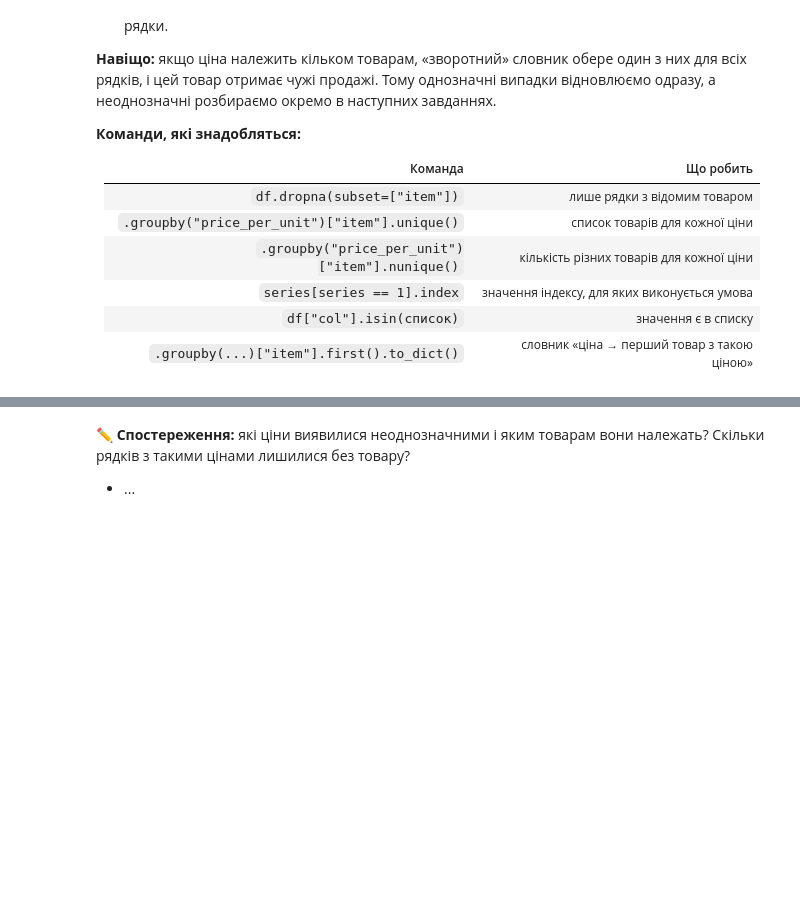
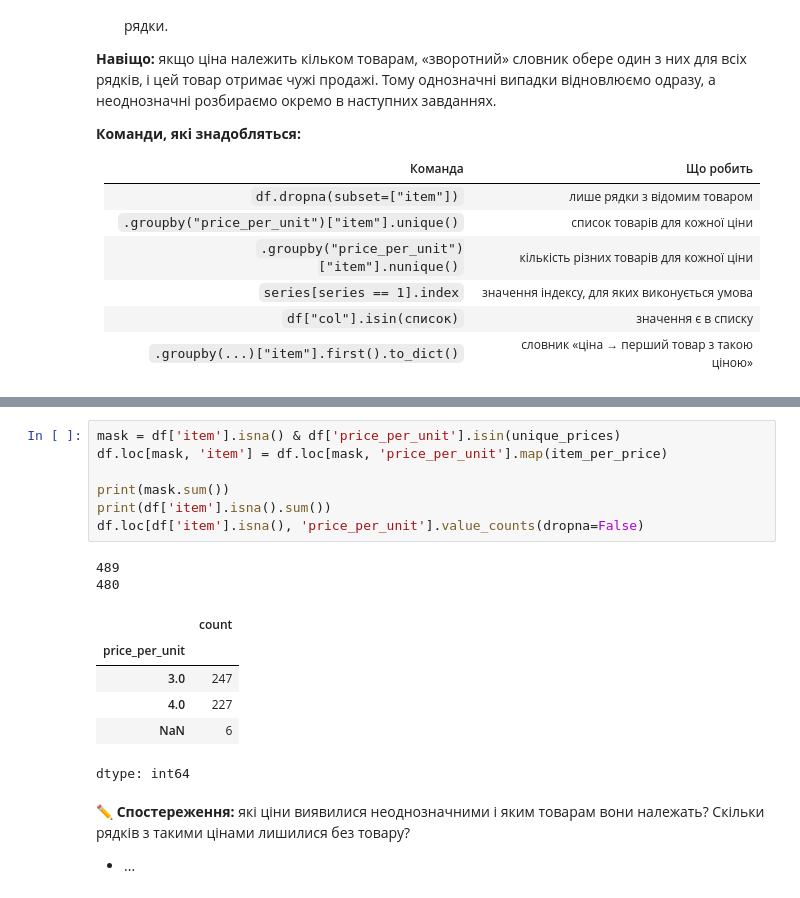
Before and after one commit to RomanLuja/Cafe_sale, a Jupyter notebook: Training_project_cafe_sales.ipynb, the cells around one changed output, grey strips where cells are left out. Saved outputs shown, nothing was run; the diff lists cells and outputs as text; blank space fills up the shorter version.

```diff
--- a/Training_project_cafe_sales.ipynb
+++ b/Training_project_cafe_sales.ipynb
@@ -486,3 +539,19 @@ dtype: int64
+# %%
+mask = df['item'].isna() & df['price_per_unit'].isin(unique_prices)
+df.loc[mask, 'item'] = df.loc[mask, 'price_per_unit'].map(item_per_price)
+
+print(mask.sum())
+print(df['item'].isna().sum())
+df.loc[df['item'].isna(), 'price_per_unit'].value_counts(dropna=False)
+# %% [output]
+489
+480
+|  | count |
+| price_per_unit |  |
+| 3.0 | 247 |
+| 4.0 | 227 |
+| NaN | 6 |
+dtype: int64
 # %% [markdown]
 ✏️ **Спостереження:** які ціни виявилися неоднозначними і яким товарам вони належать? Скільки рядків з такими цінами лишилися без товару?
 
```
Also changed, not shown: parts of 10 cells of this notebook.
